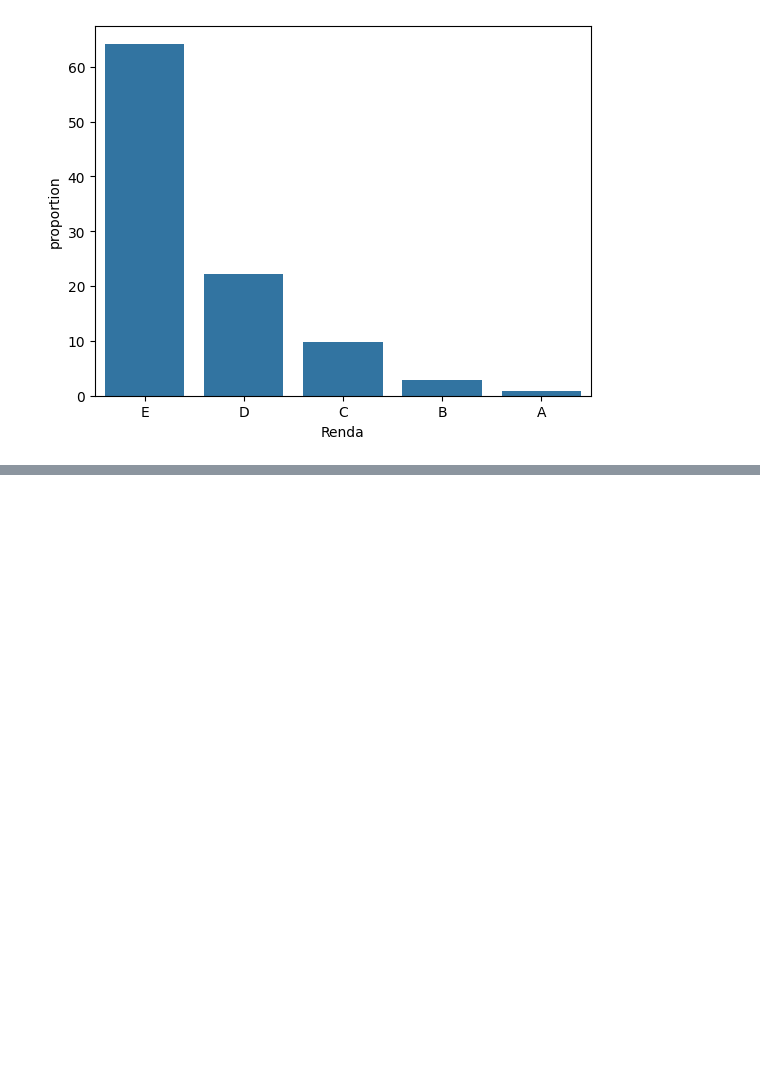
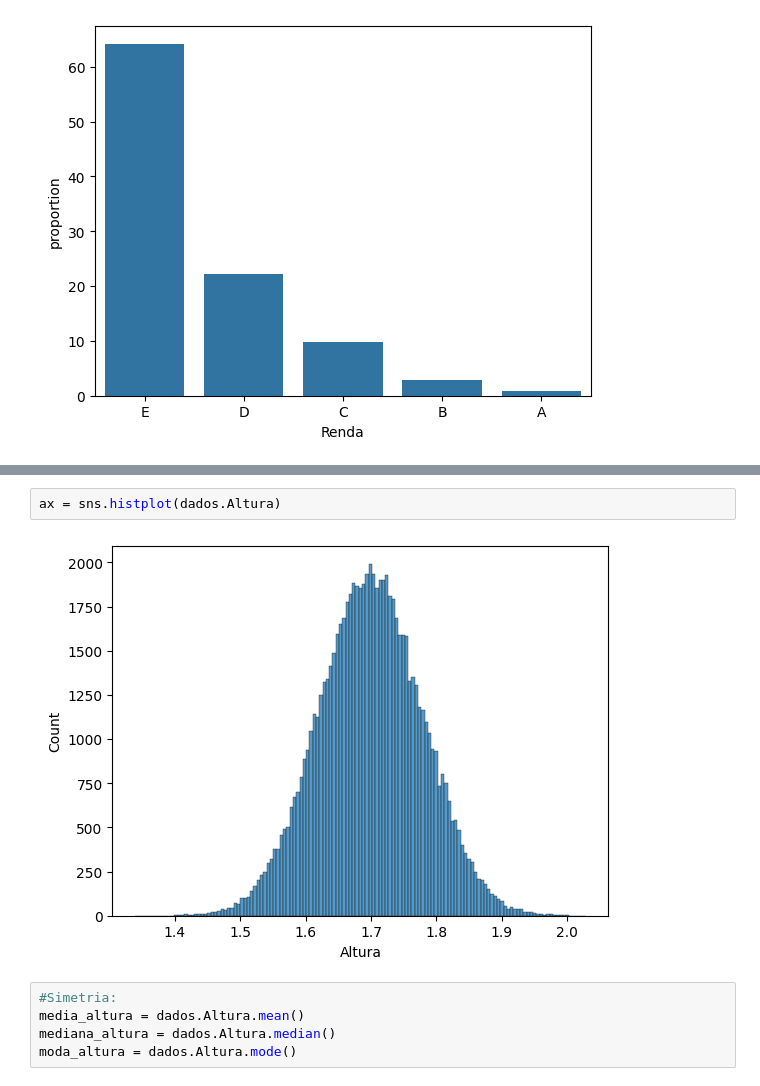
Before and after one commit to Uill-Iam/Estudo, a Jupyter notebook: Python/Estatistica/Curso_estatistica/Analise.ipynb, the cells around one changed output, grey strips where cells are left out. Saved outputs shown, nothing was run; the diff lists cells and outputs as text; blank space fills up the shorter version.

```diff
--- a/Python/Estatistica/Curso_estatistica/Analise.ipynb
+++ b/Python/Estatistica/Curso_estatistica/Analise.ipynb
@@ -401,0 +486,9 @@ t = sns.barplot(frequencia_renda_percen)
+# %%
+ax = sns.histplot(dados.Altura)
+# %% [output]
+[figure, added]
+# %%
+#Simetria:
+media_altura = dados.Altura.mean()
+mediana_altura = dados.Altura.median()
+moda_altura = dados.Altura.mode()
```
Also changed, not shown: parts of 26 cells of this notebook, 1 other file.
